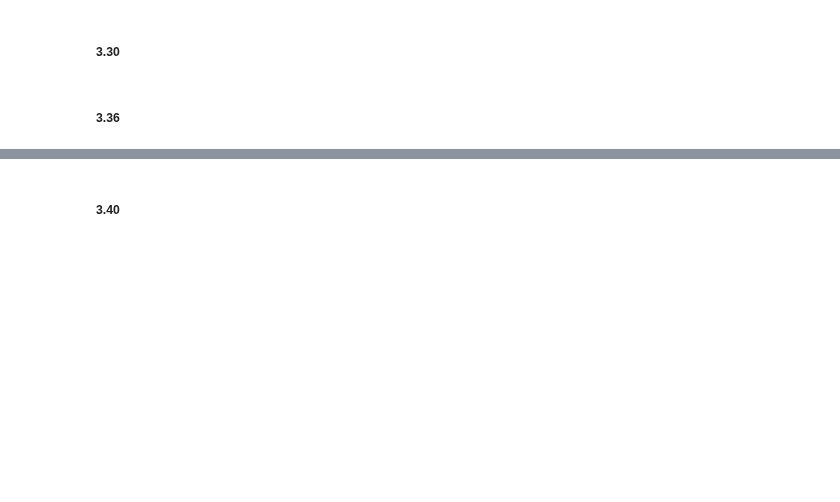
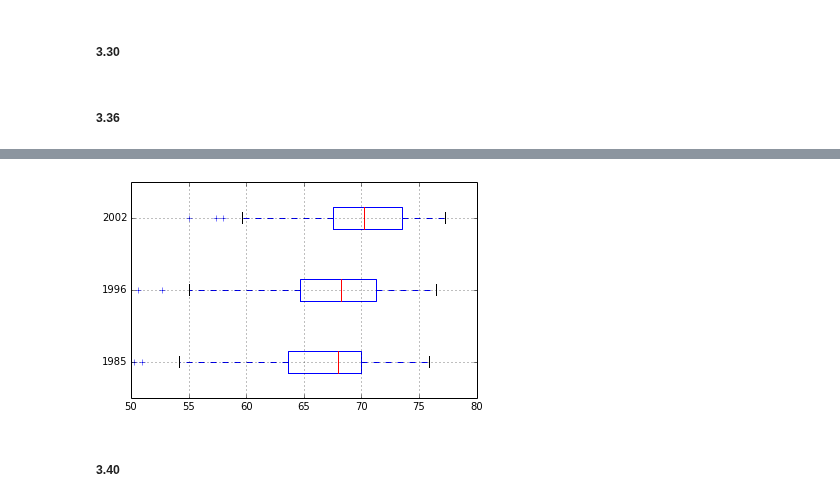
Before and after one commit to Chuphay/school, a Jupyter notebook: stat1/stat_2.ipynb, the cells around one changed output, grey strips where cells are left out. Cells and saved outputs as stored; diff of their text form; code cells hidden in the pictures; blank space fills up the shorter version.

```diff
--- a/stat1/stat_2.ipynb
+++ b/stat1/stat_2.ipynb
@@ -207,2 +242,6 @@ hmmm...  but looking closely at the numbers, it looks like they skipped a bin, w
+# %%
+housing.boxplot(vert=False);
+# %% [output]
+[figure, added]
 # %% [markdown]
 ##### 3.40
```
Also changed, not shown: parts of 8 cells of this notebook.
